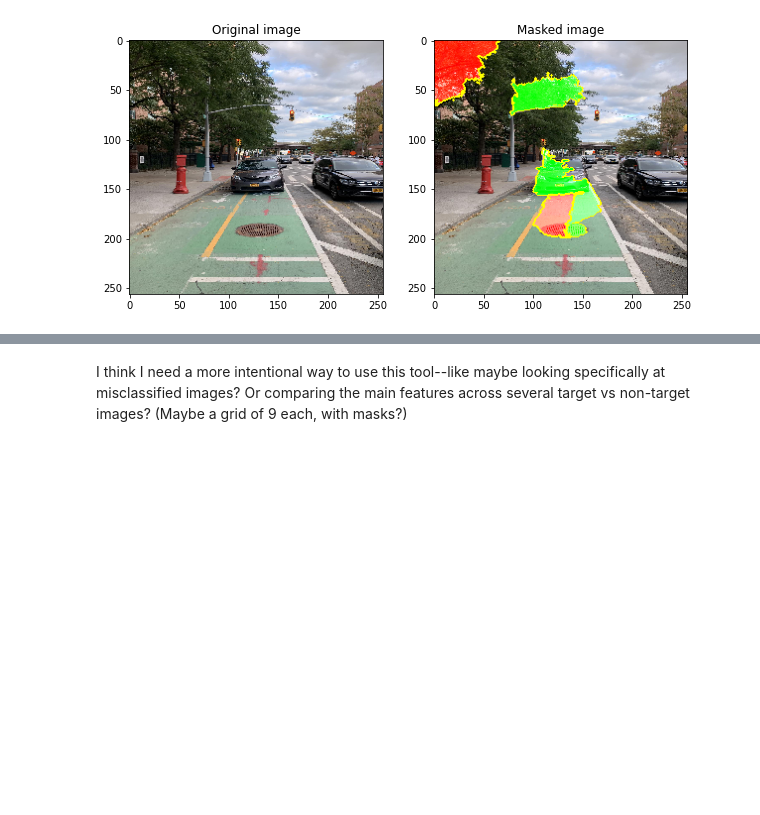
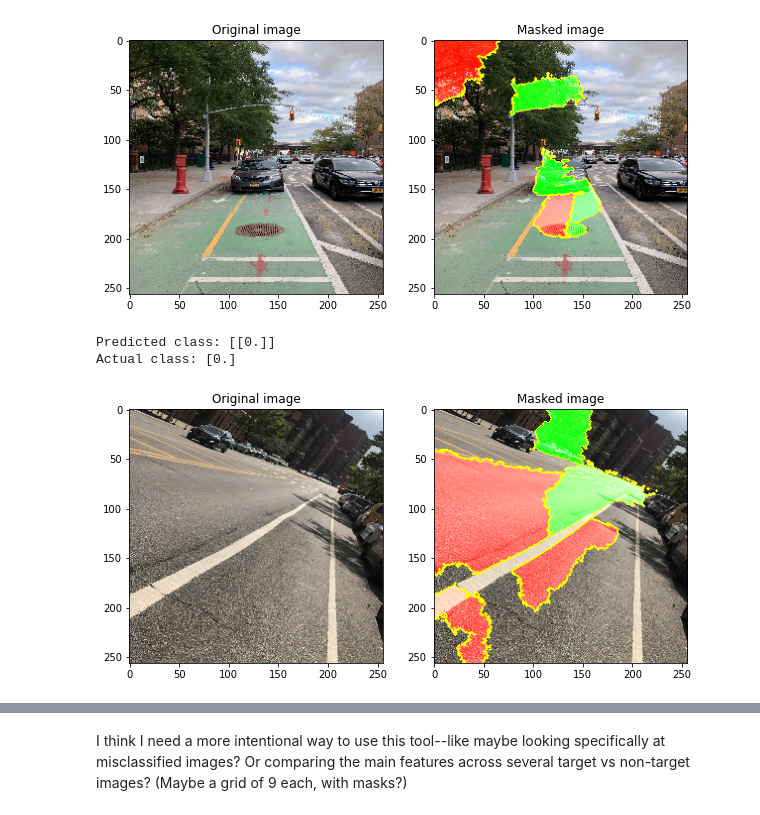
Before and after one commit to jmarkowi/NYC_bike_lanes, a Jupyter notebook: Lime.ipynb, the cells around one changed output, grey strips where cells are left out. Drawn from its saved outputs; the diff is of its cells as text; code cells hidden in the pictures; blank space fills up the shorter version.

Commit message:
Process new images

```diff
--- a/Lime.ipynb
+++ b/Lime.ipynb
@@ -133,3 +133,9 @@ show_explanation(img_gen, model)
 Predicted class: [[1.]]
 Actual class: [1.]
 [figure]
+# %%
+show_explanation(img_gen, model)
+# %% [output]
+Predicted class: [[0.]]
+Actual class: [0.]
+[figure, added]
```
Also changed, not shown: parts of 4 cells of this notebook, 2 other files.
